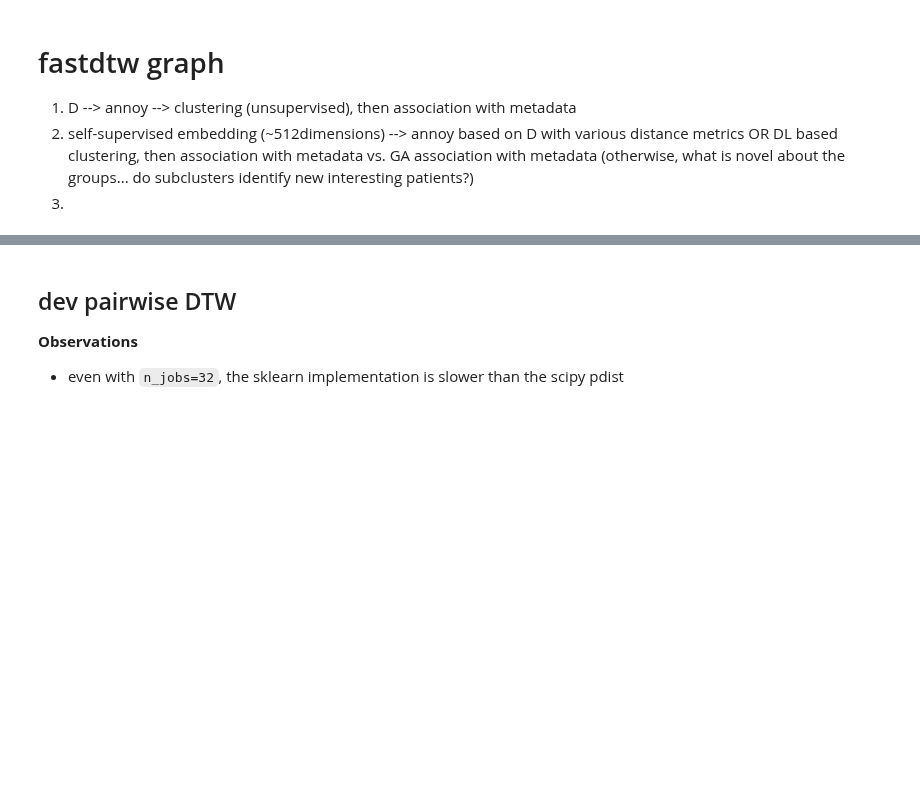
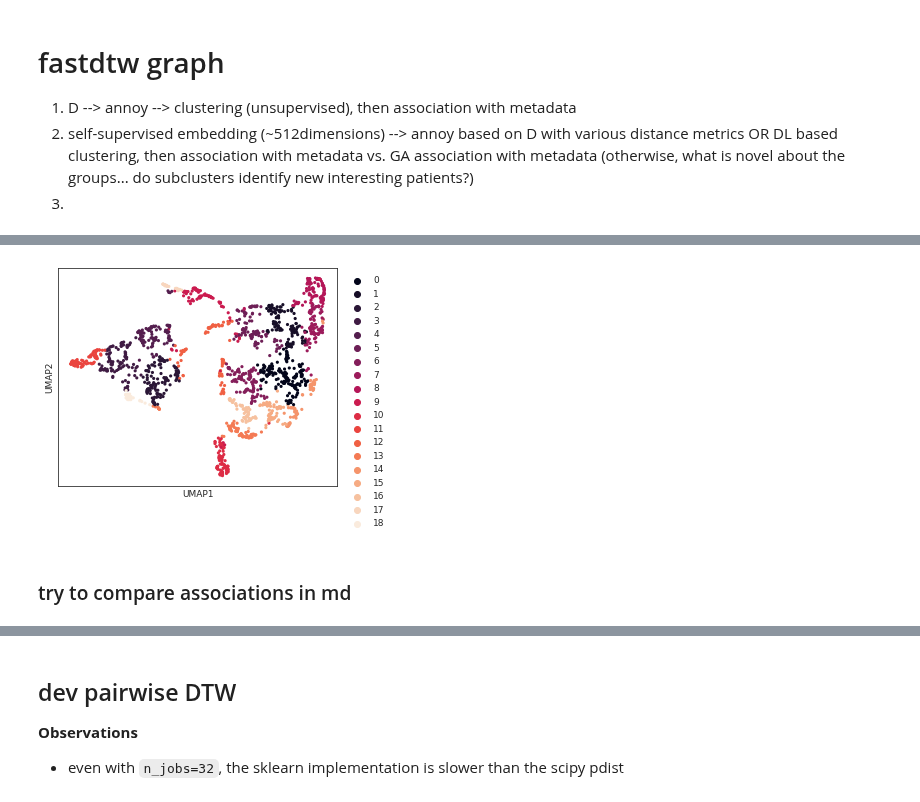
Before and after one commit to nealgravindra/wearables, a Jupyter notebook: notebooks/eval_knndtw_clustering_dev.ipynb, the cells around one changed output, grey strips where cells are left out. Saved outputs shown, nothing was run; the diff lists cells and outputs as text; code cells hidden in the pictures; blank space fills up the shorter version.

```diff
--- a/notebooks/eval_knndtw_clustering_dev.ipynb
+++ b/notebooks/eval_knndtw_clustering_dev.ipynb
@@ -208,0 +193,20 @@ tensor([24.5285, 20.7769, 22.9962, 25.0036, 21.1296, 14.4618, 20.3230, 21.7818,
+# %%
+fig, ax = plt.subplots(1, 1, figsize=(5, 4))
+sns.scatterplot(out2_umap[:, 0], out2_umap[:, 1],
+                s=10,
+                hue=md_model['leiden'],
+                palette='rocket',
+                linewidth=0,
+#                 palette='ocean', # tab20c
+                legend='full',
+                ax=ax)
+ax.legend(bbox_to_anchor=(1.01, 1))
+ax.set_xticks([])
+ax.set_yticks([])
+ax.set_xlabel('UMAP1')
+ax.set_ylabel('UMAP2')
+fig.savefig(os.path.join(pfp, 'eval_umap_CNNfeat_leiden.png'), bbox_inches='tight', dpi=600)
+# %% [output]
+[figure, added]
+# %% [markdown]
+### try to compare associations in md
```
Also changed, not shown: parts of 47 cells of this notebook, 5 other files.
